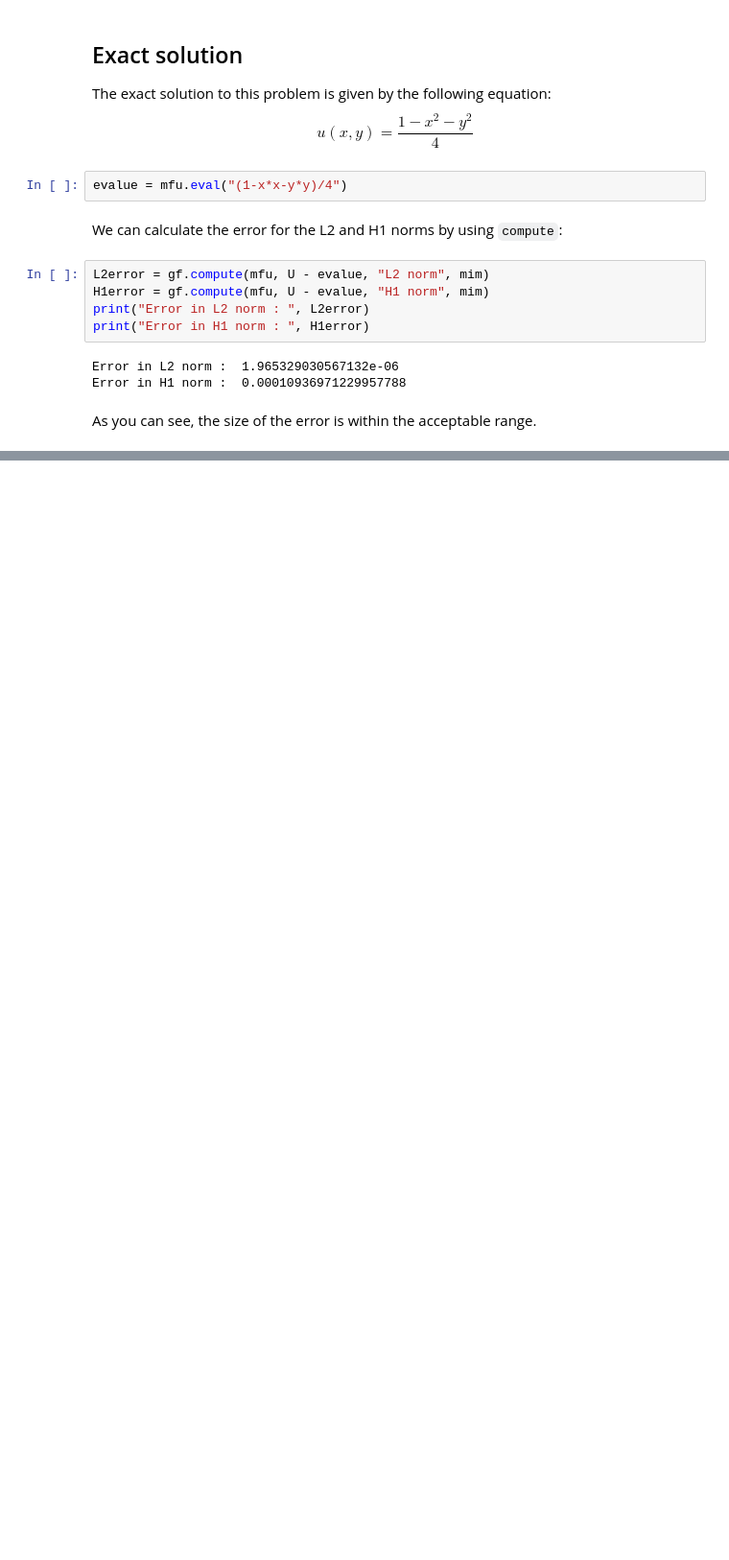
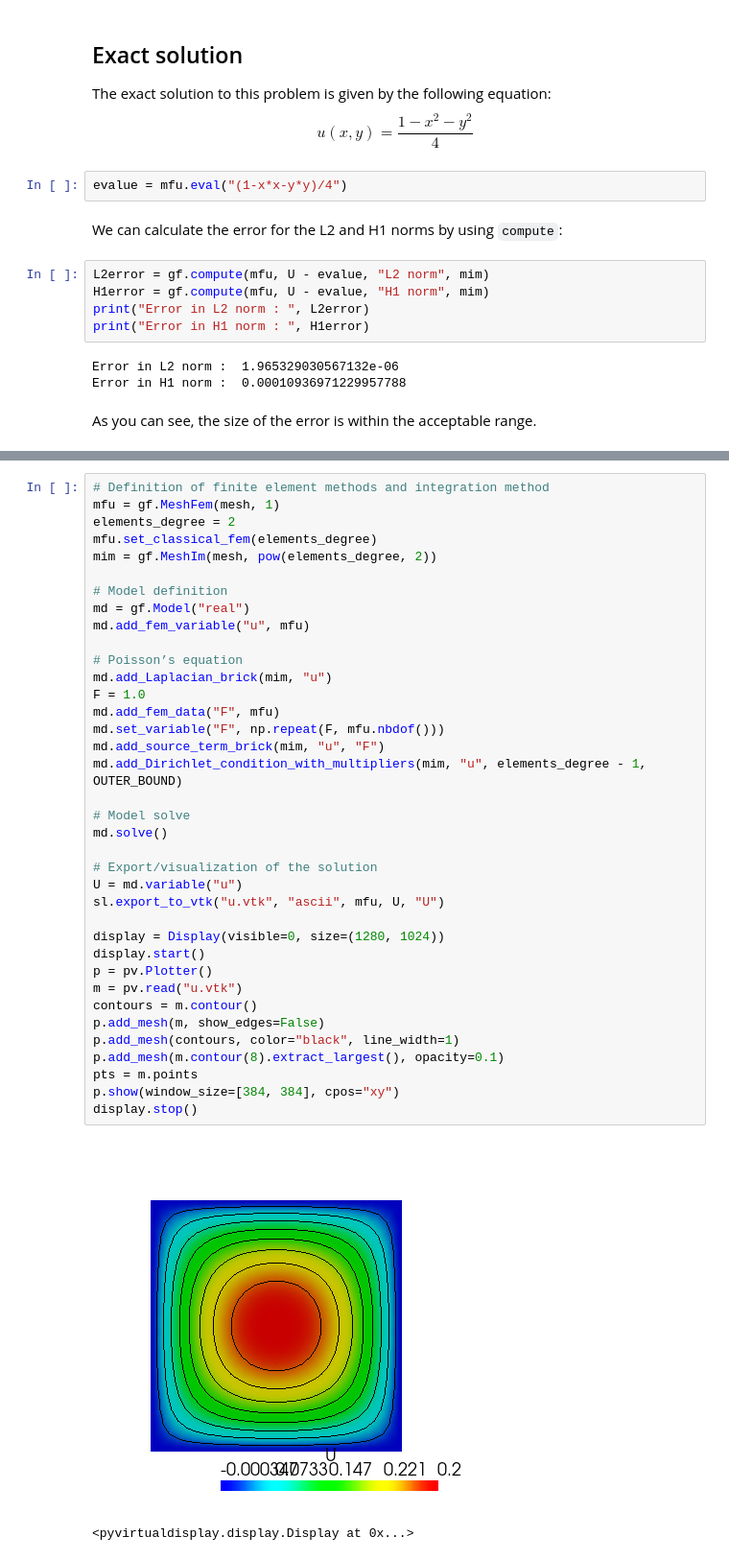
Before and after one commit to tkoyama010/awesome-getfem, a Jupyter notebook: doc/demo_unit_disk.ipynb, the cells around one changed output, grey strips where cells are left out. Shown at 96% size. Cells and saved outputs as stored; diff of their text form; blank space fills up the shorter version.

```diff
--- a/doc/demo_unit_disk.ipynb
+++ b/doc/demo_unit_disk.ipynb
@@ -196,0 +230,40 @@ As you can see, the size of the error is within the acceptable range.
+# %%
+# Definition of finite element methods and integration method
+mfu = gf.MeshFem(mesh, 1)
+elements_degree = 2
+mfu.set_classical_fem(elements_degree)
+mim = gf.MeshIm(mesh, pow(elements_degree, 2))
+
+# Model definition
+md = gf.Model("real")
+md.add_fem_variable("u", mfu)
+
+# Poisson’s equation
+md.add_Laplacian_brick(mim, "u")
+F = 1.0
+md.add_fem_data("F", mfu)
+md.set_variable("F", np.repeat(F, mfu.nbdof()))
+md.add_source_term_brick(mim, "u", "F")
+md.add_Dirichlet_condition_with_multipliers(mim, "u", elements_degree - 1, OUTER_BOUND)
+
+# Model solve
+md.solve()
+
+# Export/visualization of the solution
+U = md.variable("u")
+sl.export_to_vtk("u.vtk", "ascii", mfu, U, "U")
+
+display = Display(visible=0, size=(1280, 1024))
+display.start()
+p = pv.Plotter()
+m = pv.read("u.vtk")
+contours = m.contour()
+p.add_mesh(m, show_edges=False)
+p.add_mesh(contours, color="black", line_width=1)
+p.add_mesh(m.contour(8).extract_largest(), opacity=0.1)
+pts = m.points
+p.show(window_size=[384, 384], cpos="xy")
+display.stop()
+# %% [output]
+[figure, added]
+<pyvirtualdisplay.display.Display at 0x...>
```
Also changed, not shown: parts of 3 cells of this notebook.
